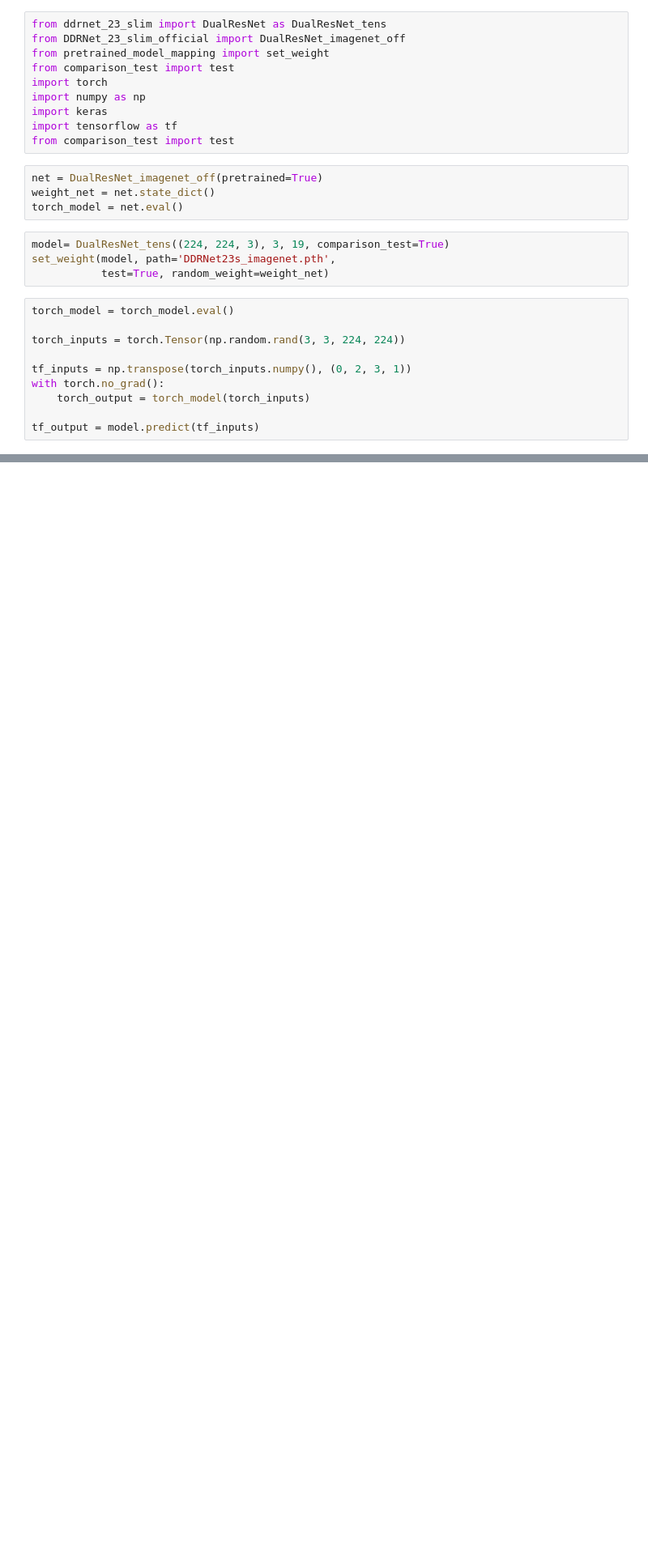
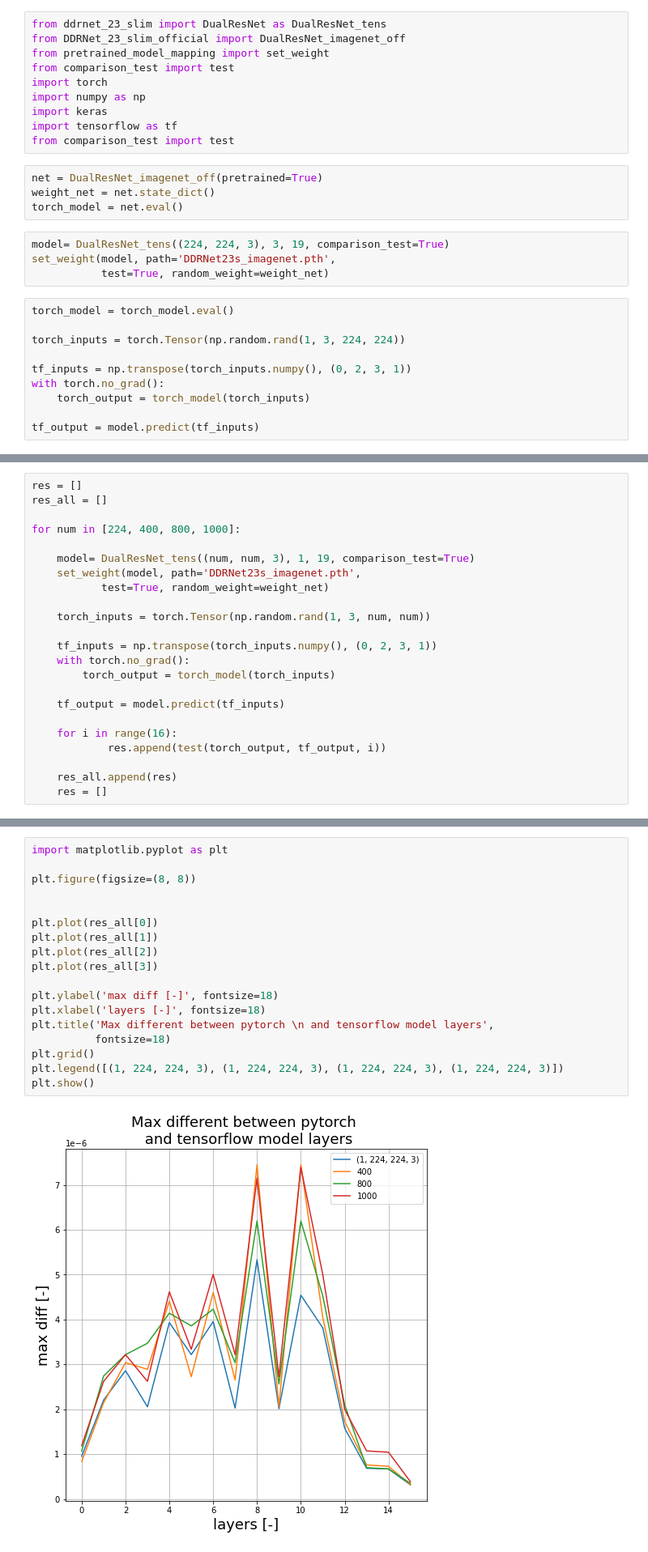
Before and after one commit to StanDanis/DDRNet-Tensorflow, a Jupyter notebook: comparison_test.ipynb, the cells around one changed output, grey strips where cells are left out. Shown at 81% size. Saved outputs shown, nothing was run; the diff lists cells and outputs as text; blank space fills up the shorter version.

```diff
--- a/comparison_test.ipynb
+++ b/comparison_test.ipynb
@@ -19,7 +19,7 @@ set_weight(model, path='DDRNet23s_imagenet.pth',
 # %%
 torch_model = torch_model.eval()
 
-torch_inputs = torch.Tensor(np.random.rand(3, 3, 224, 224))
+torch_inputs = torch.Tensor(np.random.rand(1, 3, 224, 224))
 
 tf_inputs = np.transpose(torch_inputs.numpy(), (0, 2, 3, 1))
 with torch.no_grad():
@@ -67,0 +29,23 @@ plt.show()
+# %%
+res = []
+res_all = []
+
+for num in [224, 400, 800, 1000]:
+
+    model= DualResNet_tens((num, num, 3), 1, 19, comparison_test=True)
+    set_weight(model, path='DDRNet23s_imagenet.pth',
+           test=True, random_weight=weight_net)
+
+    torch_inputs = torch.Tensor(np.random.rand(1, 3, num, num))
+
+    tf_inputs = np.transpose(torch_inputs.numpy(), (0, 2, 3, 1))
+    with torch.no_grad():
+        torch_output = torch_model(torch_inputs)
+
+    tf_output = model.predict(tf_inputs)
+
+    for i in range(16):
+            res.append(test(torch_output, tf_output, i))
+
+    res_all.append(res)
+    res = []
@@ -67,0 +90,20 @@ plt.show()
+# %%
+import matplotlib.pyplot as plt
+
+plt.figure(figsize=(8, 8))
+
+
+plt.plot(res_all[0])
+plt.plot(res_all[1])
+plt.plot(res_all[2])
+plt.plot(res_all[3])
+
+plt.ylabel('max diff [-]', fontsize=18)
+plt.xlabel('layers [-]', fontsize=18)
+plt.title('Max different between pytorch \n and tensorflow model layers',
+          fontsize=18)
+plt.grid()
+plt.legend([(1, 224, 224, 3), (1, 224, 224, 3), (1, 224, 224, 3), (1, 224, 224, 3)])
+plt.show()
+# %% [output]
+[figure, added]
```
Also changed, not shown: parts of 5 cells of this notebook, 2 other files.
